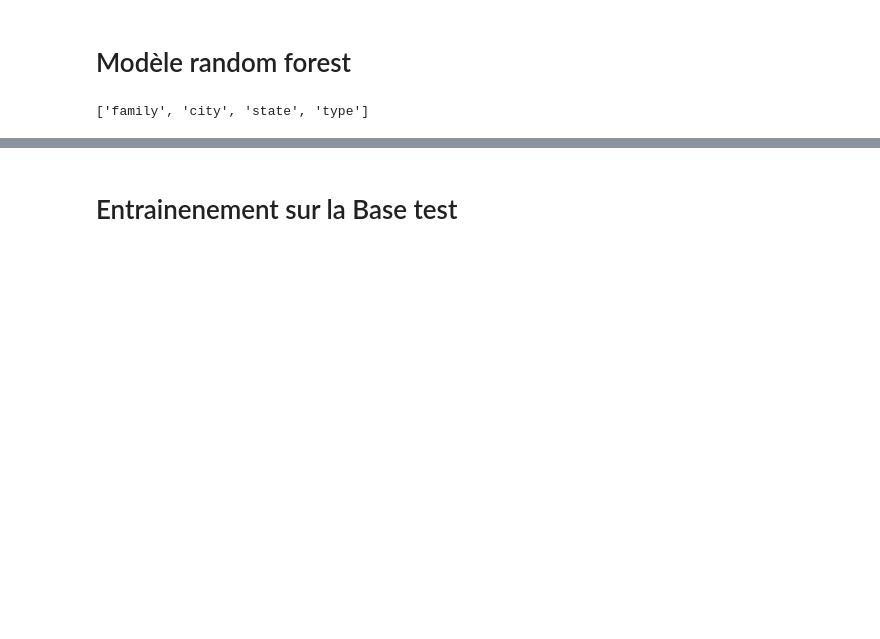
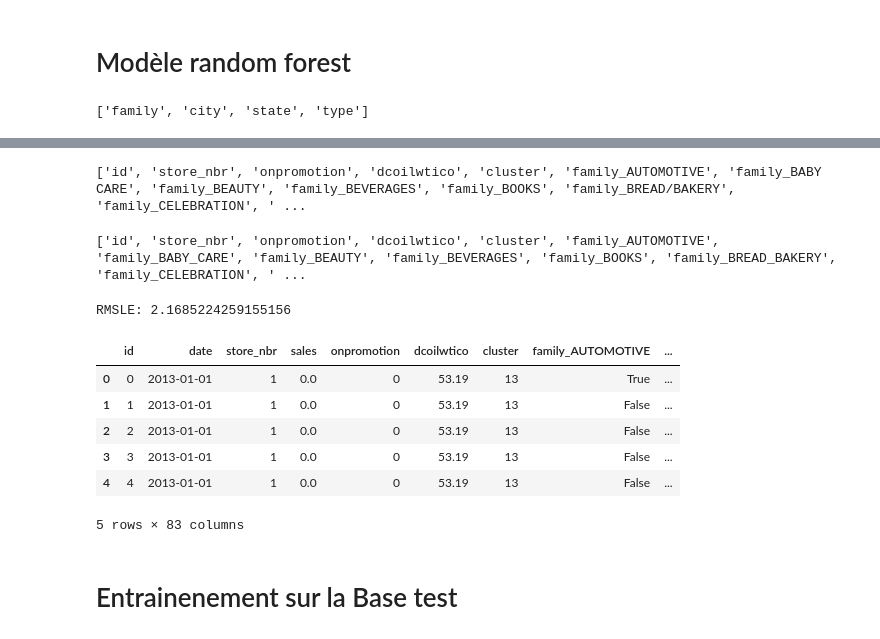
Before and after one commit to Joseph-Willson/ML_prevision, a Jupyter notebook: projet_ML.ipynb, the cells around one changed output, grey strips where cells are left out. Saved outputs shown, nothing was run; the diff lists cells and outputs as text; code cells hidden in the pictures; blank space fills up the shorter version.

```diff
--- a/projet_ML.ipynb
+++ b/projet_ML.ipynb
@@ -209,3 +233,5 @@ train.head()
+# %%
+train["dcoilwtico"] = train["dcoilwtico"].fillna(train["dcoilwtico"].median())
 # %% [markdown]
 # Modèle random forest
 # %%
@@ -250,3 +284,51 @@ RMSLE du modèle de Random Forest : 0.5347739016949865
+# %%
+print(train_data.feature_name)
+# %% [output]
+['id', 'store_nbr', 'onpromotion', 'dcoilwtico', 'cluster', 'family_AUTOMOTIVE', 'family_BABY CARE', 'family_BEAUTY', 'family_BEVERAGES', 'family_BOOKS', 'family_BREAD/BAKERY', 'family_CELEBRATION', ' ...
+# %%
+# Modifier les noms de caractéristiques pour supprimer les caractères spéciaux
+new_feature_names = [col.replace(' ', '_').replace('-', '_').replace('#', '_').replace('%', '_').replace('/', '_').replace(',', '_') for col in train_data.feature_name]
+
+# Créer un nouvel objet Dataset avec les noms de caractéristiques modifiés
+train_data_modified = lgb.Dataset(train_data.data, label=train_data.label, feature_name=new_feature_names)
+
+# Vérifier les nouveaux noms de caractéristiques
+print(train_data_modified.feature_name)
+# %% [output]
+['id', 'store_nbr', 'onpromotion', 'dcoilwtico', 'cluster', 'family_AUTOMOTIVE', 'family_BABY_CARE', 'family_BEAUTY', 'family_BEVERAGES', 'family_BOOKS', 'family_BREAD_BAKERY', 'family_CELEBRATION', ' ...
+# %%
+params = {
+    'objective': 'regression',
+    'metric': 'rmse',  # Racine carrée de l'erreur quadratique moyenne
+    'num_leaves': 50,  # Nombre maximum de feuilles dans un arbre
+    'learning_rate': 0.05,  # Taux d'apprentissage
+    'feature_fraction': 0.9,  # Fraction de caractéristiques à utiliser lors de la construction de chaque arbre
+    'bagging_fraction': 0.8,  # Fraction de données à utiliser lors de la construction de chaque arbre
+    'bagging_freq': 5,  # Fréquence d'utilisation du bagging
+    'verbose': 0  # Contrôle le niveau de détails des messages
+}
+
+num_round = 100
+bst = lgb.train(params, train_data_modified, num_round, valid_sets=[test_data])
+
+# Faites des prédictions sur l'ensemble de test
+y_pred = bst.predict(X_test, num_iteration=bst.best_iteration)
+
+# Calculez RMSLE
+rmsle = np.sqrt(np.mean((np.log1p(y_test) - np.log1p(y_pred))**2))
+print('RMSLE:', rmsle)
+# %% [output]
+RMSLE: 2.1685224259155156
+# %%
+train.head()
+# %% [output]
+|  | id | date | store_nbr | sales | onpromotion | dcoilwtico | cluster | family_AUTOMOTIVE | ... |
+| 0 | 0 | 2013-01-01 | 1 | 0.0 | 0 | 53.19 | 13 | True | ... |
+| 1 | 1 | 2013-01-01 | 1 | 0.0 | 0 | 53.19 | 13 | False | ... |
+| 2 | 2 | 2013-01-01 | 1 | 0.0 | 0 | 53.19 | 13 | False | ... |
+| 3 | 3 | 2013-01-01 | 1 | 0.0 | 0 | 53.19 | 13 | False | ... |
+| 4 | 4 | 2013-01-01 | 1 | 0.0 | 0 | 53.19 | 13 | False | ... |
+5 rows × 83 columns
 # %% [markdown]
 # Entrainenement sur la Base test
 # %%
```
Also changed, not shown: parts of 7 cells of this notebook, 1 other file.
